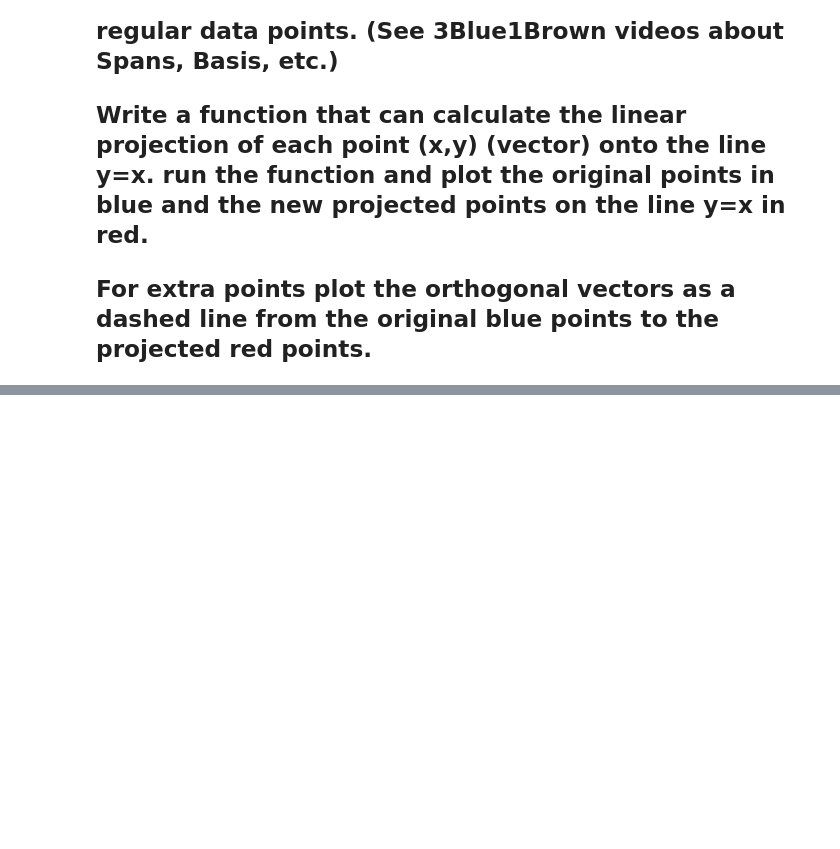
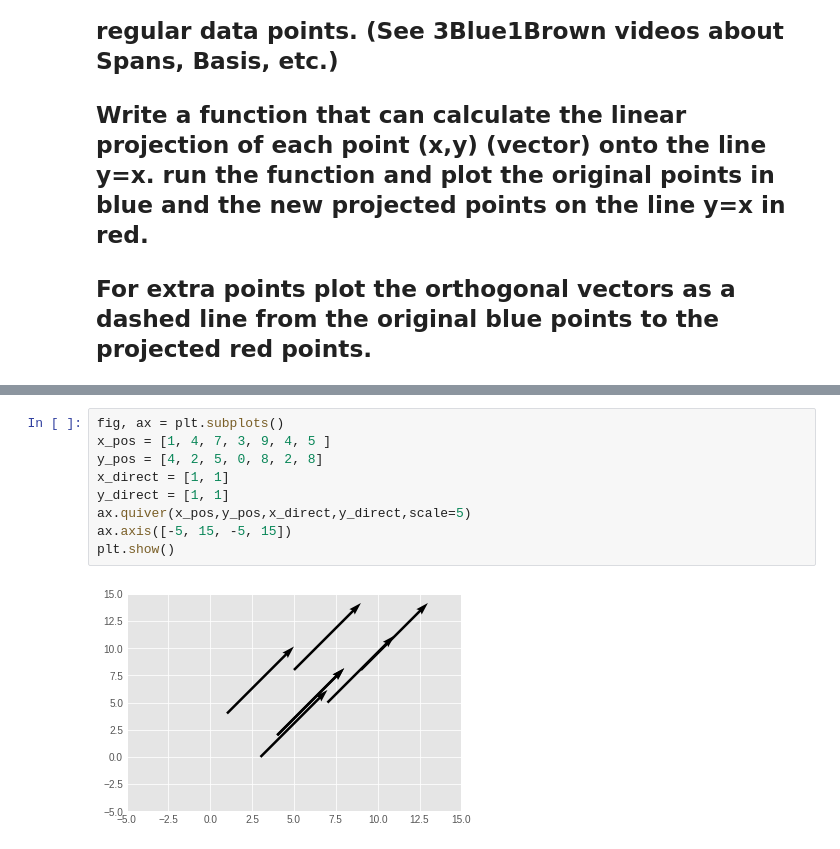
Before and after one commit to npgeorge/DS-Unit-1-Sprint-4-Linear-Algebra, a Jupyter notebook: Nicholas_George_Intermediate_Linear_Algebra_Assignment.ipynb, the cells around one changed output, grey strips where cells are left out. Drawn from its saved outputs; the diff is of its cells as text; blank space fills up the shorter version.

```diff
--- a/Nicholas_George_Intermediate_Linear_Algebra_Assignment.ipynb
+++ b/Nicholas_George_Intermediate_Linear_Algebra_Assignment.ipynb
@@ -531,0 +534,11 @@ plt.show()
+# %%
+fig, ax = plt.subplots()
+x_pos = [1, 4, 7, 3, 9, 4, 5 ]
+y_pos = [4, 2, 5, 0, 8, 2, 8]
+x_direct = [1, 1]
+y_direct = [1, 1]
+ax.quiver(x_pos,y_pos,x_direct,y_direct,scale=5)
+ax.axis([-5, 15, -5, 15])
+plt.show()
+# %% [output]
+[figure, added]
```
Also changed, not shown: parts of 1 cell of this notebook.
